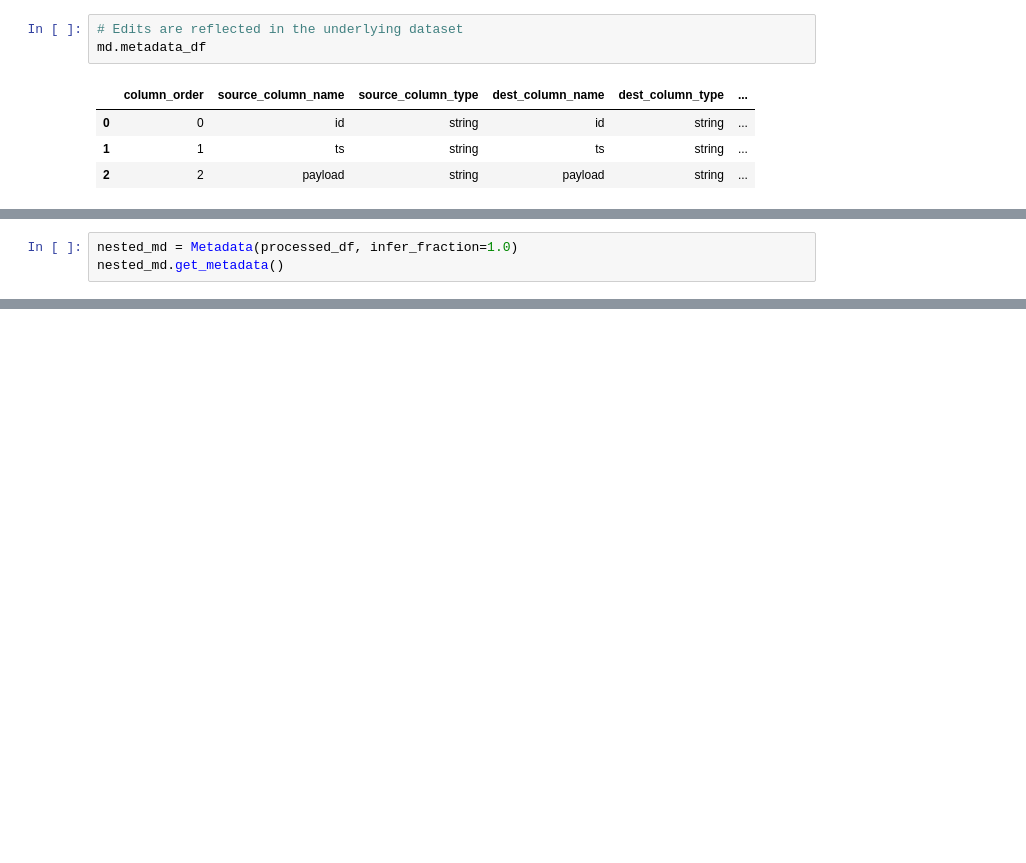
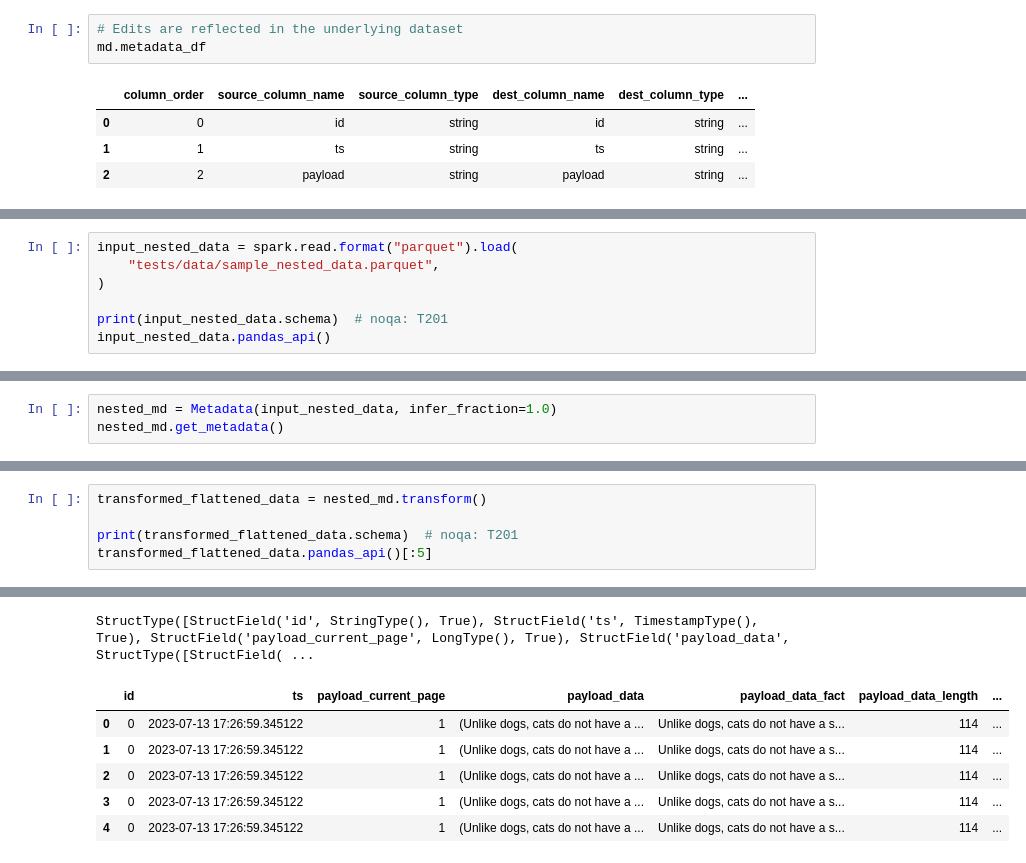
Before and after one commit to GeorgelPreput/pushcart, a Jupyter notebook: examples/metadata.ipynb, the cells around one changed output, grey strips where cells are left out. Drawn from its saved outputs; the diff is of its cells as text; blank space fills up the shorter version.

```diff
--- a/examples/metadata.ipynb
+++ b/examples/metadata.ipynb
@@ -121,0 +81,7 @@ StructType([StructField('id', StringType(), False), StructField('ts', StringType
+# %%
+input_nested_data = spark.read.format("parquet").load(
+    "tests/data/sample_nested_data.parquet",
+)
+
+print(input_nested_data.schema)  # noqa: T201
+input_nested_data.pandas_api()
@@ -122,4 +100,4 @@ StructType([StructField('id', StringType(), False), StructField('ts', StringType
 # %%
-nested_md = Metadata(processed_df, infer_fraction=1.0)
+nested_md = Metadata(input_nested_data, infer_fraction=1.0)
 nested_md.get_metadata()
 # %% [output]
@@ -143 +121,7 @@ nested_md.get_metadata()
 VBox(children=(HBox(children=(Button(description='Add Row', style=ButtonStyle()), Button(description='Remove R…
+# %%
+transformed_flattened_data = nested_md.transform()
+
+print(transformed_flattened_data.schema)  # noqa: T201
+transformed_flattened_data.pandas_api()[:5]
+# %% [output]
@@ -144 +129,8 @@ VBox(children=(HBox(children=(Button(description='Add Row', style=ButtonStyle())
+StructType([StructField('id', StringType(), True), StructField('ts', TimestampType(), True), StructField('payload_current_page', LongType(), True), StructField('payload_data', StructType([StructField( ...
+|  | id | ts | payload_current_page | payload_data | payload_data_fact | payload_data_length | ... |
+| 0 | 0 | 2023-07-13 17:26:59.345122 | 1 | (Unlike dogs, cats do not have a ... | Unlike dogs, cats do not have a s... | 114 | ... |
+| 1 | 0 | 2023-07-13 17:26:59.345122 | 1 | (Unlike dogs, cats do not have a ... | Unlike dogs, cats do not have a s... | 114 | ... |
+| 2 | 0 | 2023-07-13 17:26:59.345122 | 1 | (Unlike dogs, cats do not have a ... | Unlike dogs, cats do not have a s... | 114 | ... |
+| 3 | 0 | 2023-07-13 17:26:59.345122 | 1 | (Unlike dogs, cats do not have a ... | Unlike dogs, cats do not have a s... | 114 | ... |
+| 4 | 0 | 2023-07-13 17:26:59.345122 | 1 | (Unlike dogs, cats do not have a ... | Unlike dogs, cats do not have a s... | 114 | ... |
 # %%
```
Also changed, not shown: parts of 23 cells of this notebook, 53 other files.
